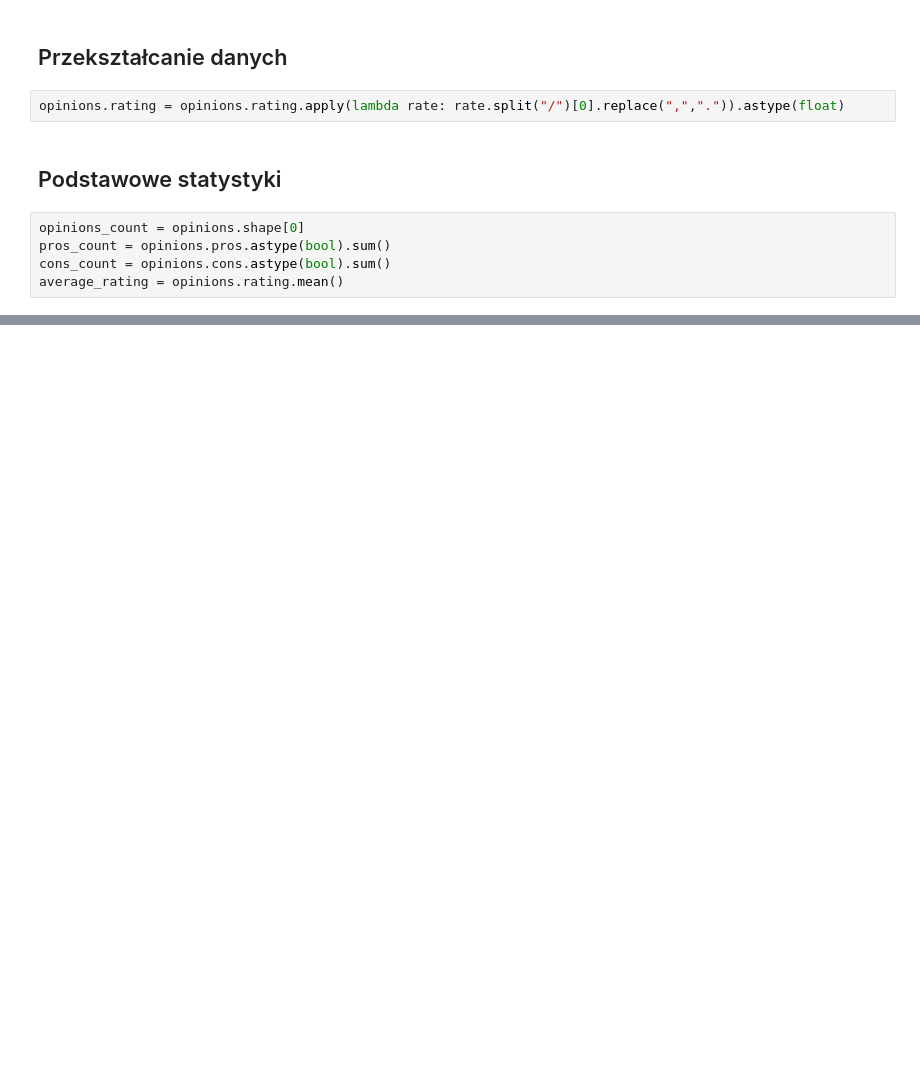
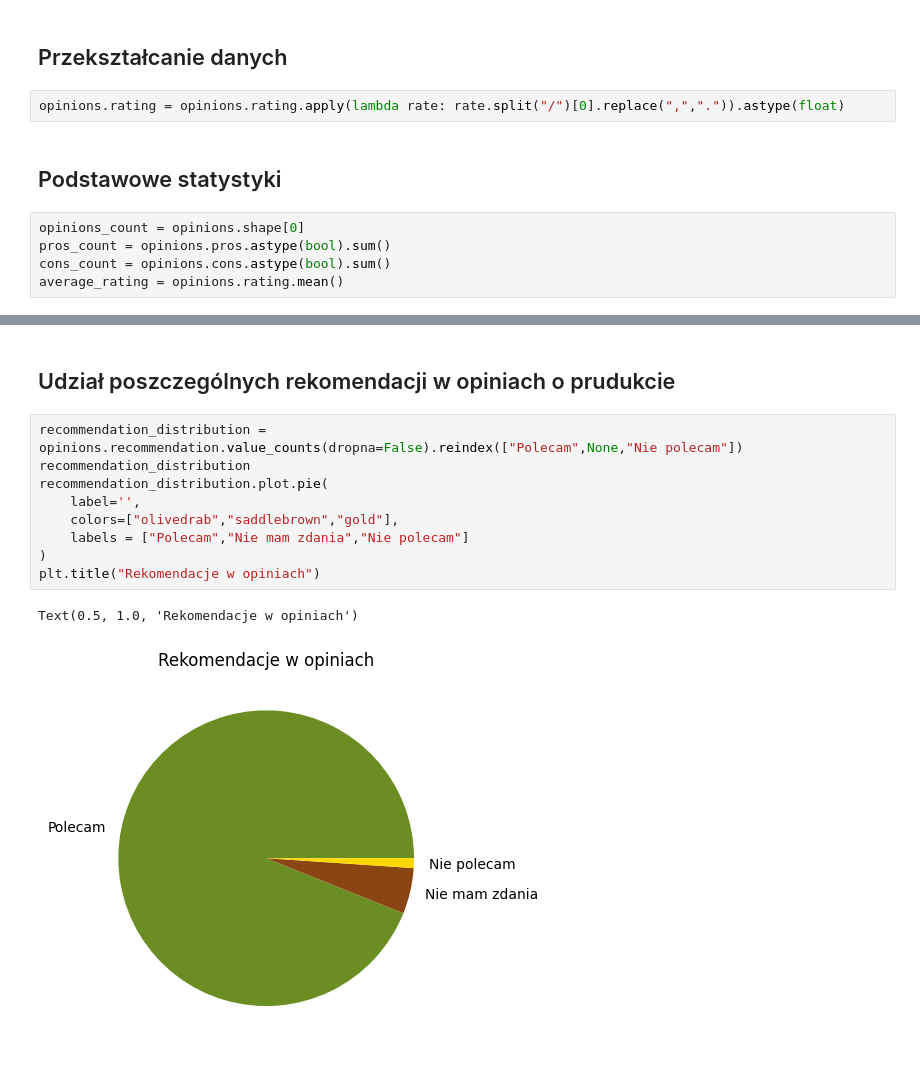
Before and after one commit to WiktorStaniszewski/CeneoScraperWS, a Jupyter notebook: analyzer.ipynb, the cells around one changed output, grey strips where cells are left out. Saved outputs shown, nothing was run; the diff lists cells and outputs as text; blank space fills up the shorter version.

```diff
--- a/analyzer.ipynb
+++ b/analyzer.ipynb
@@ -34,0 +62,14 @@ average_rating
+# %% [markdown]
+## Udział poszczególnych rekomendacji w opiniach o prudukcie
+# %%
+recommendation_distribution = opinions.recommendation.value_counts(dropna=False).reindex(["Polecam",None,"Nie polecam"])
+recommendation_distribution
+recommendation_distribution.plot.pie(
+    label='',
+    colors=["olivedrab","saddlebrown","gold"],
+    labels = ["Polecam","Nie mam zdania","Nie polecam"]
+)
+plt.title("Rekomendacje w opiniach")
+# %% [output]
+Text(0.5, 1.0, 'Rekomendacje w opiniach')
+[figure, added]
```
Also changed, not shown: parts of 7 cells of this notebook, 1 other file.
